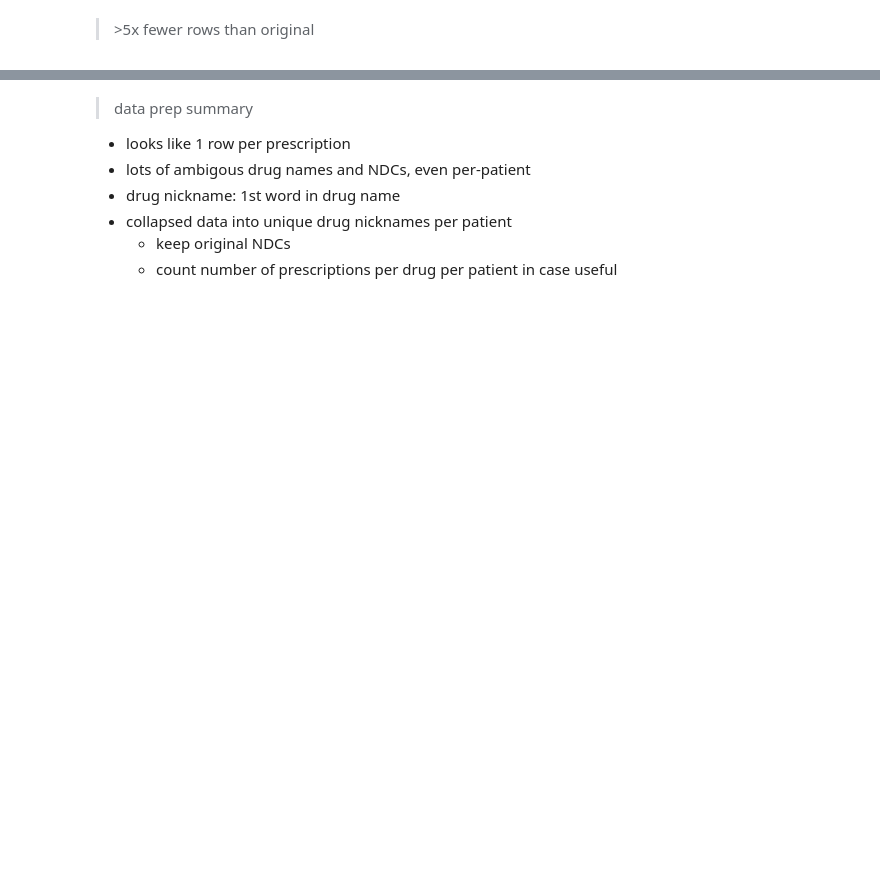
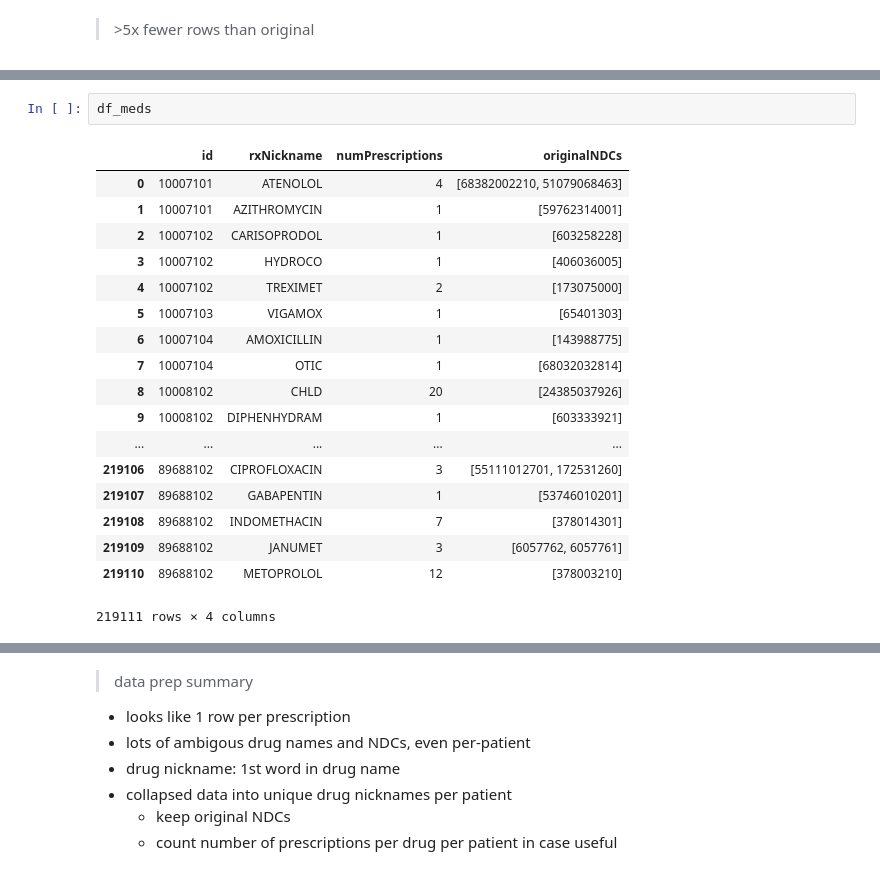
Before and after one commit to Saynah/platform, a Jupyter notebook: inspect.ipynb, the cells around one changed output, grey strips where cells are left out. Cells and saved outputs as stored; diff of their text form; blank space fills up the shorter version.

```diff
--- a/inspect.ipynb
+++ b/inspect.ipynb
@@ -371,3 +392,24 @@ df_meds.head()
+# %%
+df_meds
+# %% [output]
+|  | id | rxNickname | numPrescriptions | originalNDCs |
+| 0 | 10007101 | ATENOLOL | 4 | [68382002210, 51079068463] |
+| 1 | 10007101 | AZITHROMYCIN | 1 | [59762314001] |
+| 2 | 10007102 | CARISOPRODOL | 1 | [603258228] |
+| 3 | 10007102 | HYDROCO | 1 | [406036005] |
+| 4 | 10007102 | TREXIMET | 2 | [173075000] |
+| 5 | 10007103 | VIGAMOX | 1 | [65401303] |
+| 6 | 10007104 | AMOXICILLIN | 1 | [143988775] |
+| 7 | 10007104 | OTIC | 1 | [68032032814] |
+| 8 | 10008102 | CHLD | 20 | [24385037926] |
+| 9 | 10008102 | DIPHENHYDRAM | 1 | [603333921] |
+| ... | ... | ... | ... | ... |
+| 219106 | 89688102 | CIPROFLOXACIN | 3 | [55111012701, 172531260] |
+| 219107 | 89688102 | GABAPENTIN | 1 | [53746010201] |
+| 219108 | 89688102 | INDOMETHACIN | 7 | [378014301] |
+| 219109 | 89688102 | JANUMET | 3 | [6057762, 6057761] |
+| 219110 | 89688102 | METOPROLOL | 12 | [378003210] |
+219111 rows × 4 columns
 # %%
 ###### add to module
 from source.helpers import load_meds_data
```
Also changed, not shown: parts of 15 cells of this notebook, 1 other file.
